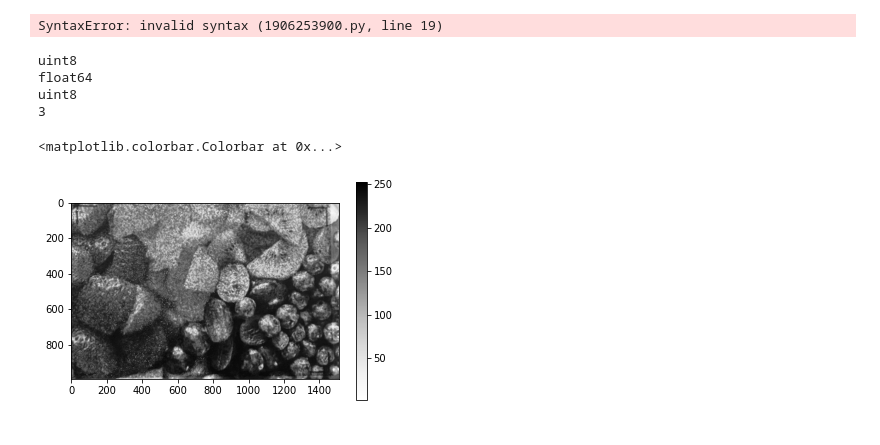
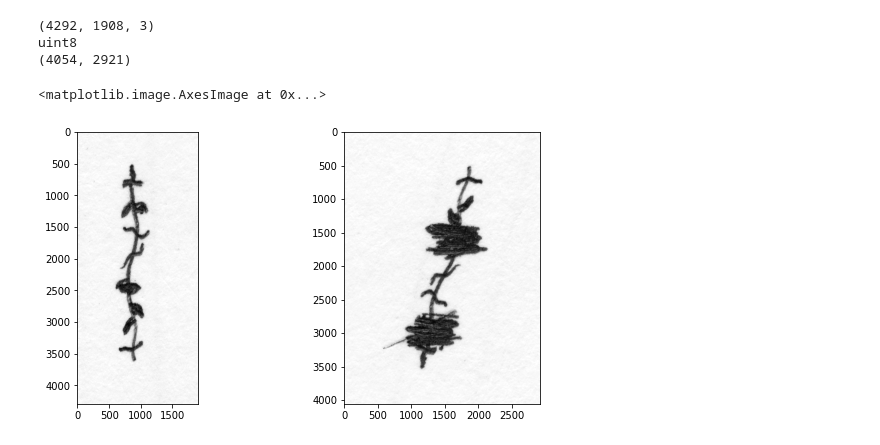
Before and after one commit to Leviticoos/Digichrome, a Jupyter notebook: ORB Matching.ipynb, the cells around one changed output. Saved outputs shown, nothing was run; the diff lists cells and outputs as text; code cells hidden in the pictures.

Commit message:
Working on testing different shapes for aligning. It's liking the vines better, but more unique points might help. I'll think about using python itself to generate vines with good uniqueness.

```diff
--- a/ORB Matching.ipynb
+++ b/ORB Matching.ipynb
@@ -19,26 +19,15 @@ from skimage.transform import rotate, resize
 MAX_FEATURES = 1000
 GOOD_MATCH_PERCENT = 0.15
 
-def alignImages(im1, im2):
+def alignImages(film, grayFilm, grayFilter):
 
-    # Convert images to grayscale
-    if im1.ndim > 2:
-        im1Gray = cv2.cvtColor(im1, cv2.COLOR_BGR2GRAY)
-    else:
-        im1Gray = im1
-    if im2.ndim > 2:
-        im2Gray = cv2.cvtColor(im2, cv2.COLOR_BGR2GRAY)
-    else:
-        im2Gray = im2
-
-    if im1Gray = none || im2Gray = none:
-        print(One of the images was not initalized)
-        return "Error"
+    filmGray = grayFilm
+    colorFilterGray = grayFilter
 
     # Detect ORB features and compute descriptors.
     orb = cv2.ORB_create(MAX_FEATURES)
-    keypoints1, descriptors1 = orb.detectAndCompute(im1Gray, None)
-    keypoints2, descriptors2 = orb.detectAndCompute(im2Gray, None)
+    keypoints1, descriptors1 = orb.detectAndCompute(filmGray, None)
+    keypoints2, descriptors2 = orb.detectAndCompute(colorFilterGray, None)
 
     # Match features.
     matcher = cv2.DescriptorMatcher_create(cv2.DESCRIPTOR_MATCHER_BRUTEFORCE_HAMMING)
@@ -52,7 +41,7 @@ def alignImages(im1, im2):
     matches = matches[:numGoodMatches]
 
     # Draw top matches
-    imMatches = cv2.drawMatches(im1, keypoints1, im2, keypoints2, matches, None)
+    imMatches = cv2.drawMatches(filmGray, keypoints1, colorFilterGray, keypoints2, matches, None)
     cv2.imwrite("matches.jpg", imMatches)
 
     # Extract location of good matches
@@ -67,50 +56,41 @@ def alignImages(im1, im2):
     h, mask = cv2.findHomography(points1, points2, cv2.RANSAC)
 
     # Use homography
-    height, width, channels = im2.shape
-    im1Reg = cv2.warpPerspective(im1, h, (width, height))
-    return im1Reg, im2, h
+    height, width = colorFilterGray.shape
+    filmReg = cv2.warpPerspective(film, h, (width, height))
+    return filmReg, colorFilterGray, h
-# %% [output]
-SyntaxError: invalid syntax (1906253900.py, line 19)
 # %%
 # Open the image files.
-imReference = imread('Filters-Round-1/RGB_0.1mm_1a.tif')
-film_img = imread('Fruit-Bowl/RGB_0.1mm_1a.jpg')
+colorFilter = imread('Vine-1/vine_clear.tif')
+colorFilter = cv2.convertScaleAbs(colorFilter, alpha=(255.0/65535.0))
+film = imread('Vine-1/vine_scratches.tif')
+film = cv2.convertScaleAbs(film, alpha=(255.0/65535.0))
 
-#crop the middle of film_img?
-mask = np.zeros((len(film_img[:,0]), len(film_img[0,:]),3), dtype=int).astype('uint8') + 255
-film_img = film_img * mask / 255
-film_img = film_img
+#convert film colorFilter to B&W, needed for processing.
+film = cv2.cvtColor(film, cv2.COLOR_BGR2GRAY)
+grayFilter = cv2.cvtColor(colorFilter, cv2.COLOR_BGR2GRAY)
 
-#process Film shot to right size and var type
-imReference = (imReference / 255).astype('uint8')
-rot_film_img = rotate(film_img, 90, mode='wrap')
-crop_film_img = rot_film_img[1580:2575,590:2100,:]
-crop_film_img = (crop_film_img * 255).astype('uint8')
 
-#Process the images to be better orb'd
-imReference = (imReference>200).astype('uint8')
+# Turn into nice data that the ORB will be pleased by
+print(colorFilter.shape)
+print(film.dtype)
+print(film.shape)
 
-crop_film_img = cv2.cvtColor(crop_film_img, cv2.COLOR_BGR2GRAY)
+#Process the black and white film to get a crisper image
+grayFilm = film
+grayFilter = grayFilter
 
-#check datatypes TODO remove when working
-print(imReference.dtype)
-print(film_img.dtype)
-print(crop_film_img.dtype)
-print(imReference.ndim)
 
 #prepare to send images to alignment function and last checks
-im = crop_film_img
-im = im.astype('uint8')
-plt.imshow(crop_film_img, cmap="Greys")
-plt.colorbar()
+fig, axs = plt.subplots(1,2, figsize=(10, 5))
+axs[0].imshow(grayFilter, cmap='gray')
+axs[1].imshow(grayFilm, cmap='gray')
 # %% [output]
+(4292, 1908, 3)
 uint8
-float64
-uint8
-3
+(4054, 2921)
-<matplotlib.colorbar.Colorbar at 0x...>
+<matplotlib.image.AxesImage at 0x...>
-[figure, old version]
+[figure, new version]
 # %%
 #Align photos, using the borrowed ORB matching
 print("Aligning images ...")
```
Also changed, not shown: parts of 5 cells of this notebook.
